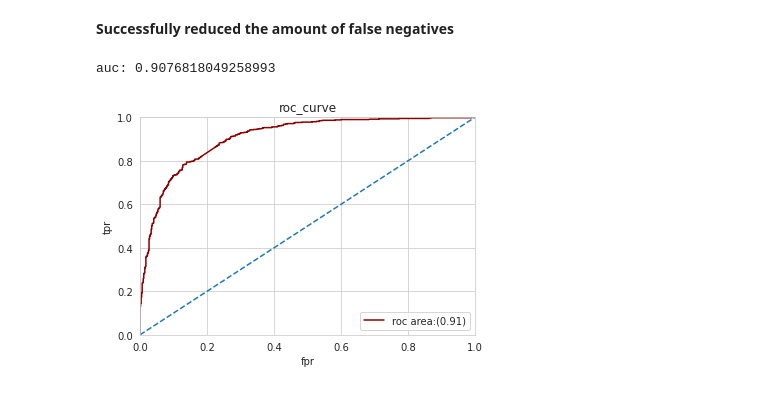
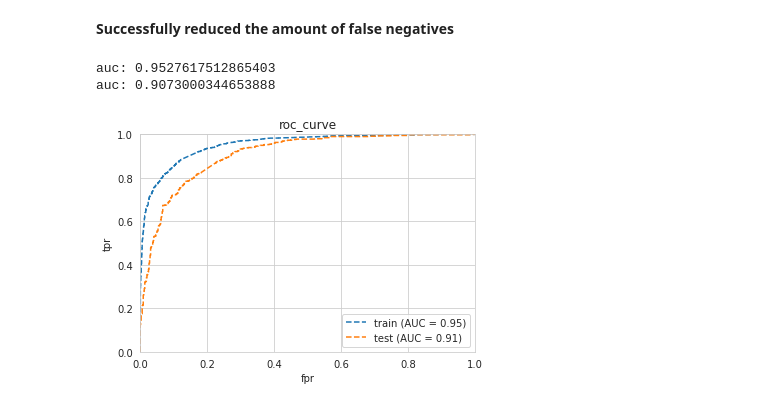
Before and after one commit to Almadam1/Tweet-Classification, a Jupyter notebook: twitter-depression-classification.ipynb, the cells around one changed output. Saved outputs shown, nothing was run; the diff lists cells and outputs as text; code cells hidden in the pictures.

```diff
--- a/twitter-depression-classification.ipynb
+++ b/twitter-depression-classification.ipynb
@@ -635,12 +652,17 @@ ConfusionMatrixDisplay(confusion_matrix=confusion_matrix(y_test, y_pred_o3), dis
 [figure]
 # %% [markdown]
 **Successfully reduced the amount of false negatives**
-# %%
-y_score_o3 = sgd_clf.decision_function(X_test)
-make_roc(y_test,y_score_o3)
-# %% [output]
-auc: 0.9076818049258993
-[figure, removed]
+# %%
+y_score1 = sgd_clf.decision_function(X_train)
+make_roc(y_train, y_score1, label="train")
+y_score2 = sgd_clf.decision_function(X_test)
+ax = plt.gca()
+make_roc(y_test, y_score2, label="test", ax=ax)
+plot_roc()
+# %% [output]
+auc: 0.9527617512865403
+auc: 0.9073000344653888
+[figure, added]
 # %%
 score_o3 = accuracy_score(y_test, y_pred_o3)
 print("New SGD Accuracy:", score_o3)
```
Also changed, not shown: parts of 13 cells of this notebook.
